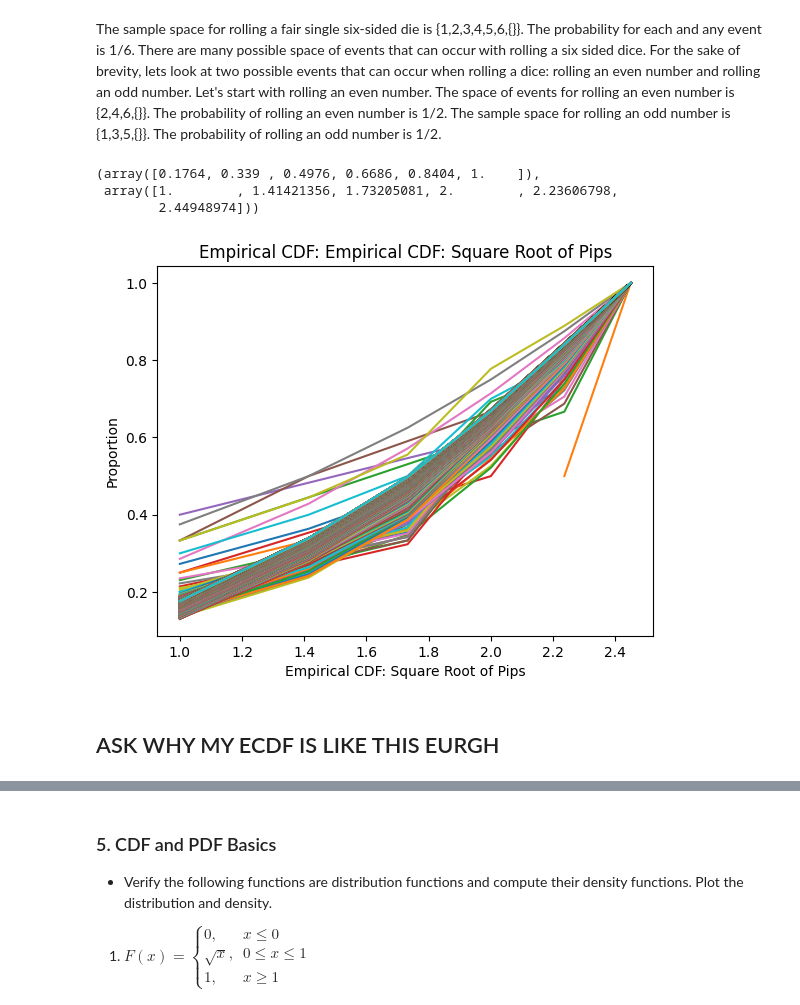
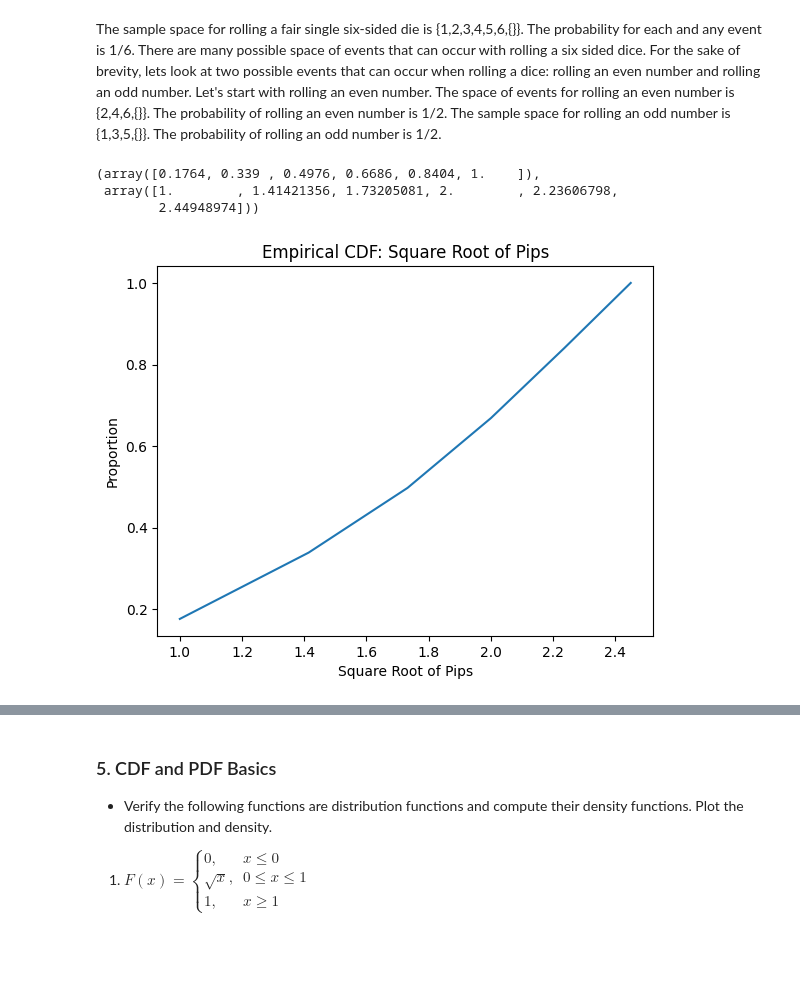
Before and after one commit to yani-iben/understanding_uncertainty_assignment6, a Jupyter notebook: assignment_6.ipynb, the cells around one changed output, grey strips where cells are left out. Drawn from its saved outputs; the diff is of its cells as text; code cells hidden in the pictures; blank space fills up the shorter version.

```diff
--- a/assignment_6.ipynb
+++ b/assignment_6.ipynb
@@ -40,34 +40,35 @@ Obviously, a "three-sided die" doesn't exist, but this keeps you from spending a
 The sample space for rolling a fair single six-sided die is {1,2,3,4,5,6,{}}. The probability for each and any event is 1/6. There are many possible space of events that can occur with rolling a six sided dice. For the sake of brevity, lets look at two possible events that can occur when rolling a dice: rolling an even number and rolling an odd number. Let's start with rolling an even number. The space of events for rolling an even number is {2,4,6,{}}. The probability of rolling an even number is 1/2. The sample space for rolling an odd number is {1,3,5,{}}. The probability of rolling an odd number is 1/2.
 # %%
 def dice_simulate(sim_num):
-    pips = []
+    var_list = []
     rng = np.random.default_rng(seed=100) # Set the seed for reproducibility
-    for x in range(sim_num):
-        # Draw random values
-        draws = rng.integers(low=1, high=7) # Draw 20 integers at random from 0 to <7=6
-        # calculating the random variable = the square root of the number of pips on the die to each outcome
-        rand_var = np.sqrt(draws)
-        # okay going to append the values to a list so that i can use the .unique function later
-        pips.append(rand_var)
-        # okay need to plot the mass function
-        # platting the ecdf
-        Z = np.sort(pd.Series(pips).unique())
-        compare = pd.Series(pips).to_numpy().reshape(-1,1) <= Z.reshape(1,-1)
-        ecdf = np.mean(compare,axis=0)
-        # Plot the ecdf:
-        title_str = 'Empirical CDF: Square Root of Pips'
-        plt.plot(Z,ecdf)
-        plt.title(f'Empirical CDF: {title_str}')
-        plt.ylabel('Proportion')
-        plt.xlabel(title_str)
+    draws = rng.integers(low=1, high=7,size=sim_num) # Draw 20 integers at random from 0 to <7=6
+
+
+
+    # calculating the random variable = the square root of the number of pips on the die to each outcome
+    # gotta iterate through the array and then add the
+    for x in draws:
+        rand_var = np.sqrt(x)
+        var_list.append(rand_var)
+
+    # okay need to plot the mass function
+    # platting the ecdf
+    Z = np.sort(pd.Series(var_list).unique())
+    compare = pd.Series(var_list).to_numpy().reshape(-1,1) <= Z.reshape(1,-1)
+    ecdf = np.mean(compare,axis=0)
+    # Plot the ecdf:
+    title_str = 'Square Root of Pips'
+    plt.plot(Z,ecdf)
+    plt.title(f'Empirical CDF: {title_str}')
+    plt.ylabel('Proportion')
+    plt.xlabel(title_str)
     return ecdf, Z
 
 
 dice_simulate(5000)
 # %% [output]
 (array([0.1764, 0.339 , 0.4976, 0.6686, 0.8404, 1.    ]),
  array([1.        , 1.41421356, 1.73205081, 2.        , 2.23606798,
         2.44948974]))
-[figure, old version]
+[figure, new version]
-# %% [markdown]
-## ASK WHY MY ECDF IS LIKE THIS EURGH
```
Also changed, not shown: parts of 5 cells of this notebook.
